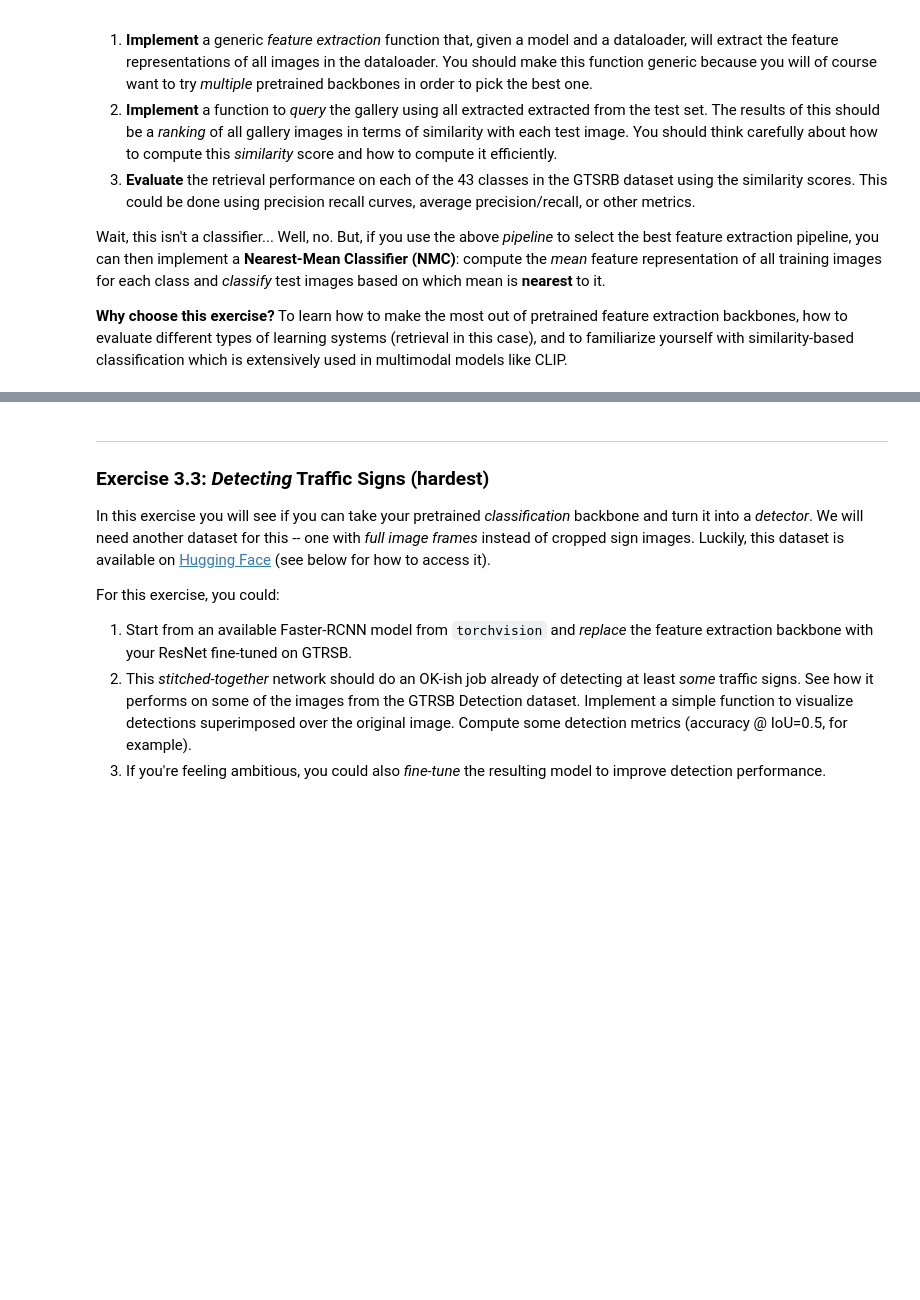
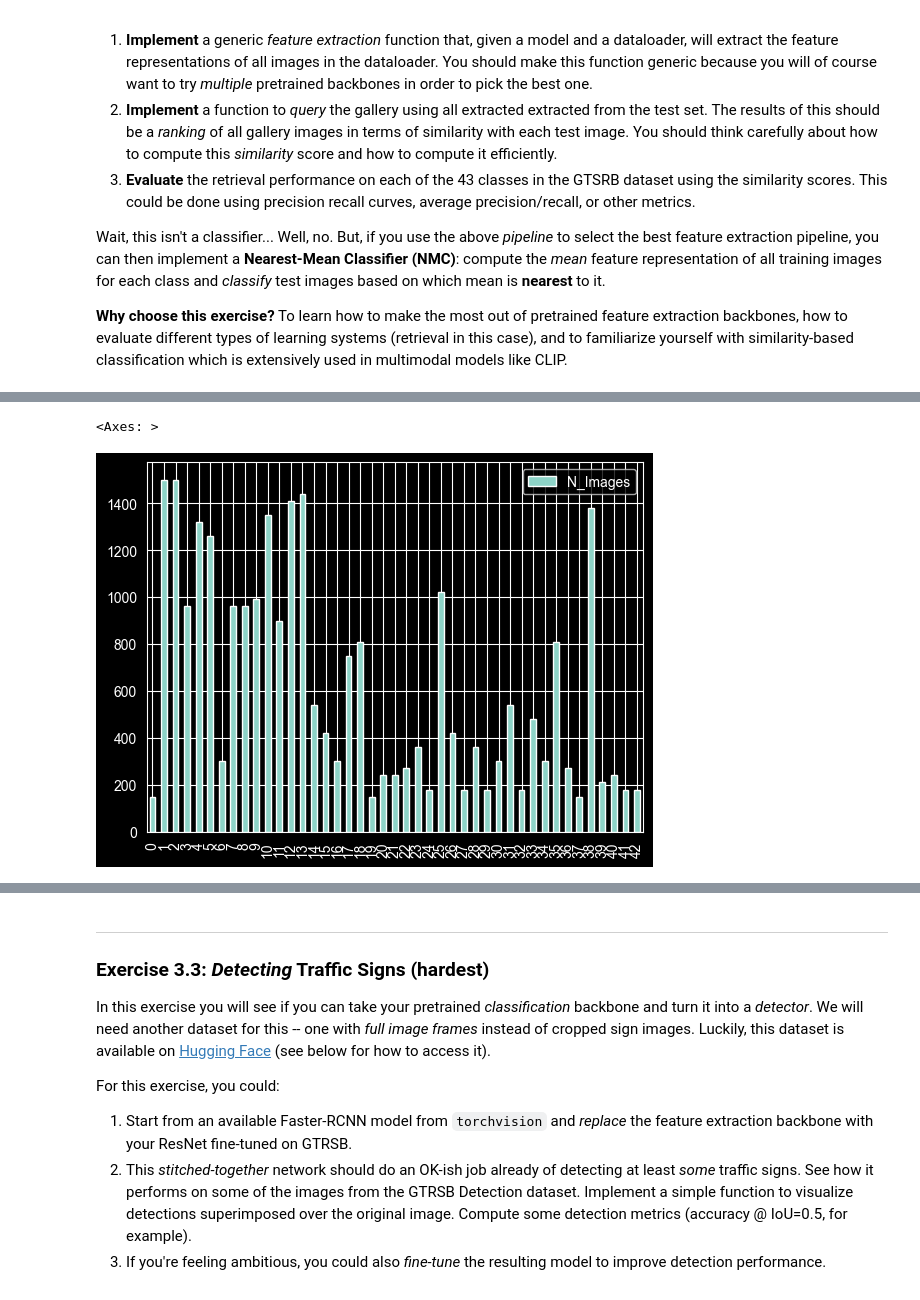
Before and after one commit to Pennelli02/DLA_Labs, a Jupyter notebook: Lab1/DLA-Lab1.ipynb, the cells around one changed output, grey strips where cells are left out. Cells and saved outputs as stored; diff of their text form; code cells hidden in the pictures; blank space fills up the shorter version.

Commit message:
do data analysis

```diff
--- a/Lab1/DLA-Lab1.ipynb
+++ b/Lab1/DLA-Lab1.ipynb
@@ -1226,0 +1231,13 @@ Wait, this isn't a classifier... Well, no. But, if you use the above *pipeline*
+# %%
+# versione senza warning
+transform = T.Compose([T.ToImage(), T.ToDtype(torch.float32, scale=True)])
+
+ds_train = GTSRB("_data/.", split="train", transform=transform, download=False)
+ds_test = GTSRB("_data/.", split="test", transform=transform, download=False)
+
+train_labels = [label for _, label in ds_train._samples]
+
+# conteggio degli elementi per classe (train)
+df = pd.DataFrame({
+    "N_Images": pd.Series(train_labels).value_counts().sort_index().values,
+})
@@ -1226,0 +1264,5 @@ Wait, this isn't a classifier... Well, no. But, if you use the above *pipeline*
+# %%
+df.plot.bar()
+# %% [output]
+<Axes: >
+[figure, added]
```
Also changed, not shown: parts of 4 cells of this notebook.
